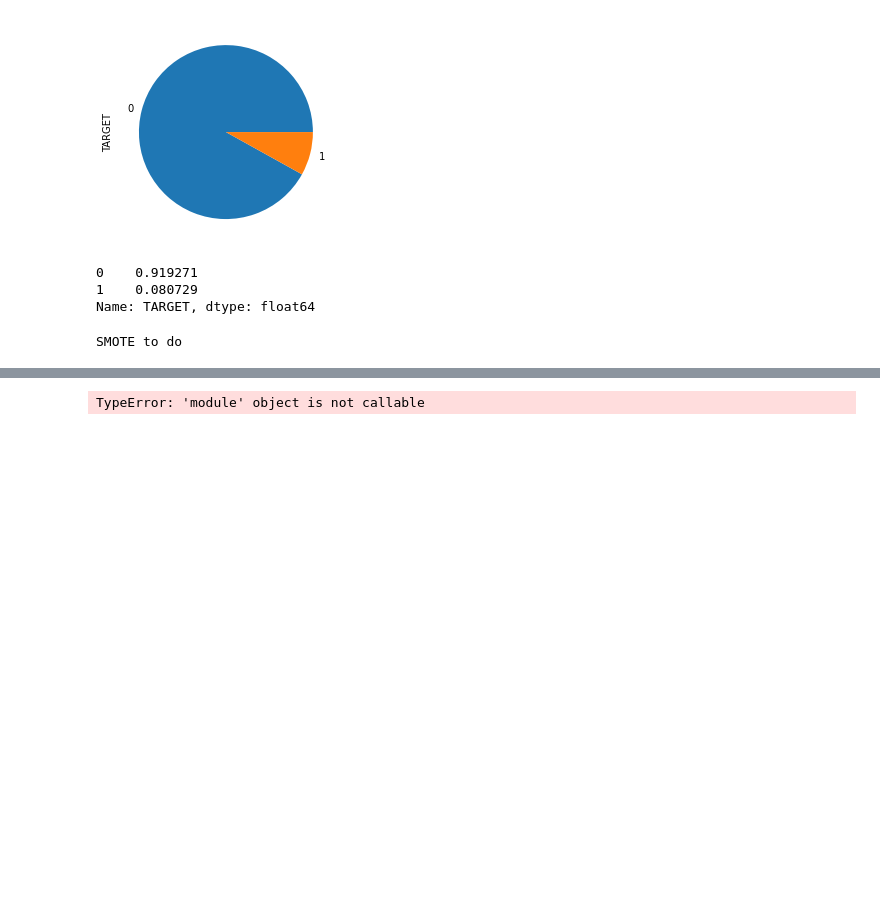
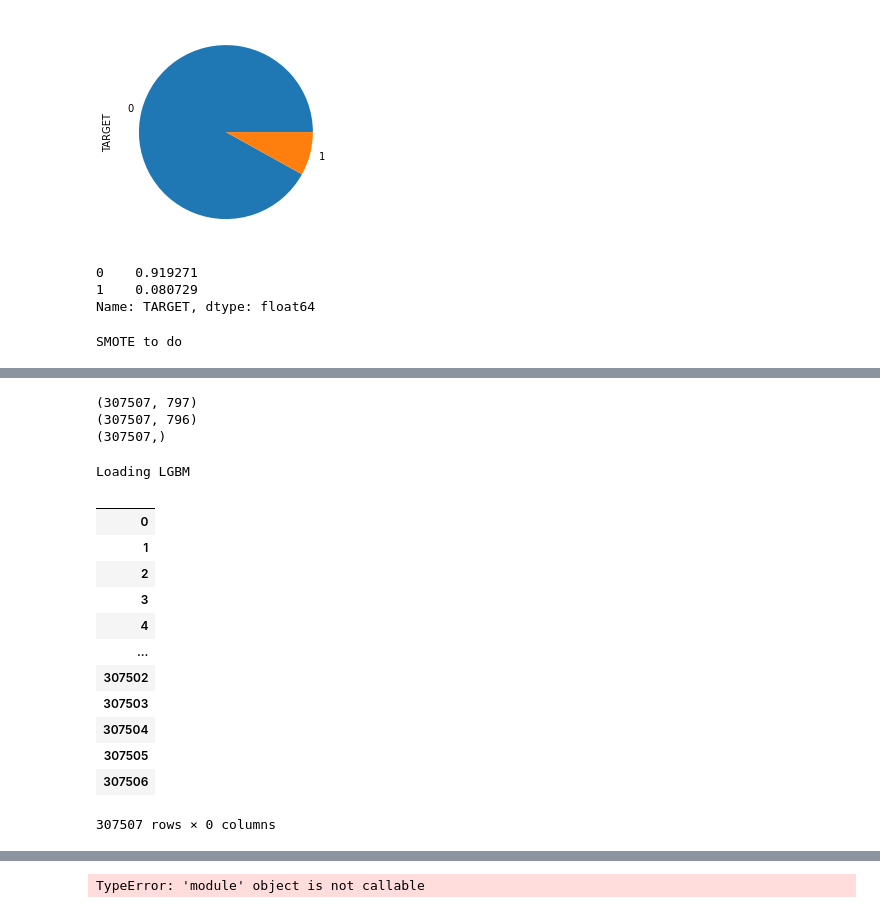
Before and after one commit to oumeima-elgharbi/P7_Data_Science_OpenClassrooms, a Jupyter notebook: P7_01_exploration.ipynb, the cells around one changed output, grey strips where cells are left out. Drawn from its saved outputs; the diff is of its cells as text; code cells hidden in the pictures; blank space fills up the shorter version.

Commit message:
ran LGBM for 2h50min now trying classic method

```diff
--- a/P7_01_exploration.ipynb
+++ b/P7_01_exploration.ipynb
@@ -417,0 +243,2 @@ TypeError: predict() missing 1 required positional argument: 'X'
+# %%
+data = pd.read_csv("dataset/cleaned/df_cleaned.csv")
@@ -417,0 +265,12 @@ TypeError: predict() missing 1 required positional argument: 'X'
+# %%
+print(data.shape)
+# exclude name column
+X = data.loc[:, data.columns != 'TARGET']
+print(X.shape)
+
+y = data.TARGET
+print(y.shape)
+# %% [output]
+(307507, 797)
+(307507, 796)
+(307507,)
@@ -417,0 +280,27 @@ TypeError: predict() missing 1 required positional argument: 'X'
+# %%
+# Create arrays and dataframes to store results
+oof_preds = np.zeros(df.shape[0])
+# sub_preds = np.zeros(test_df.shape[0])
+
+
+# load model
+print("Loading LGBM")
+clf_joblib = joblib.load('models/LGBM/LGBMClassifier_fold_0.joblib')
+# %% [output]
+Loading LGBM
+# %%
+data.select_dtypes('object') # we don't have 'object' here but it is just in case.
+# %% [output]
+|  |
+| 0 |
+| 1 |
+| 2 |
+| 3 |
+| 4 |
+| ... |
+| 307502 |
+| 307503 |
+| 307504 |
+| 307505 |
+| 307506 |
+307507 rows × 0 columns
```
Also changed, not shown: parts of 60 cells of this notebook, 3 other files.
